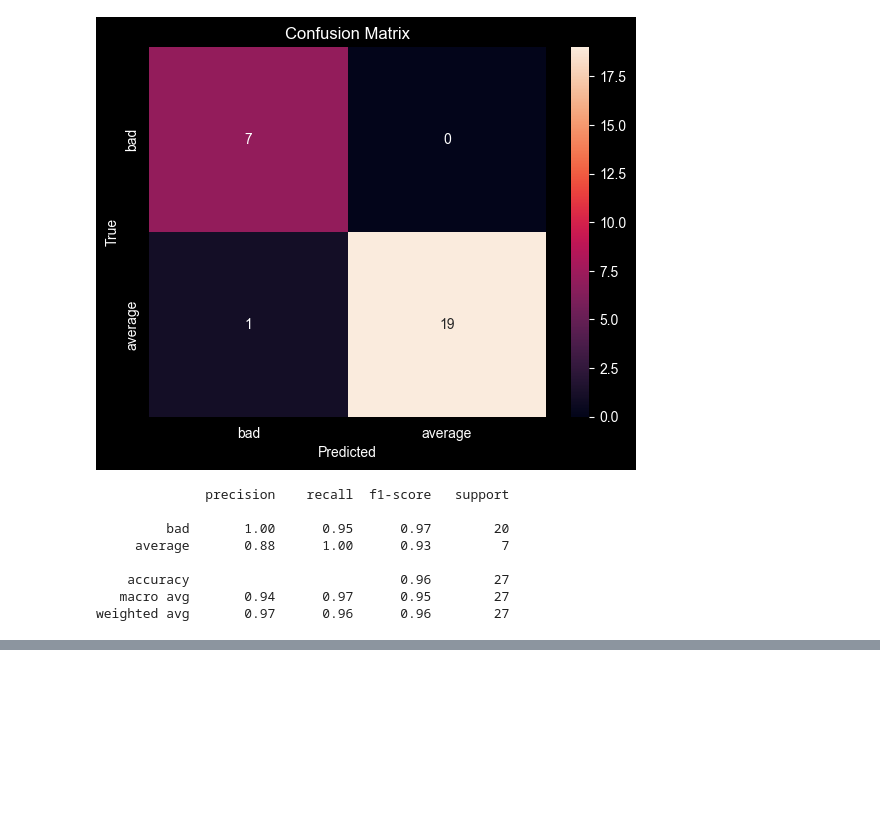
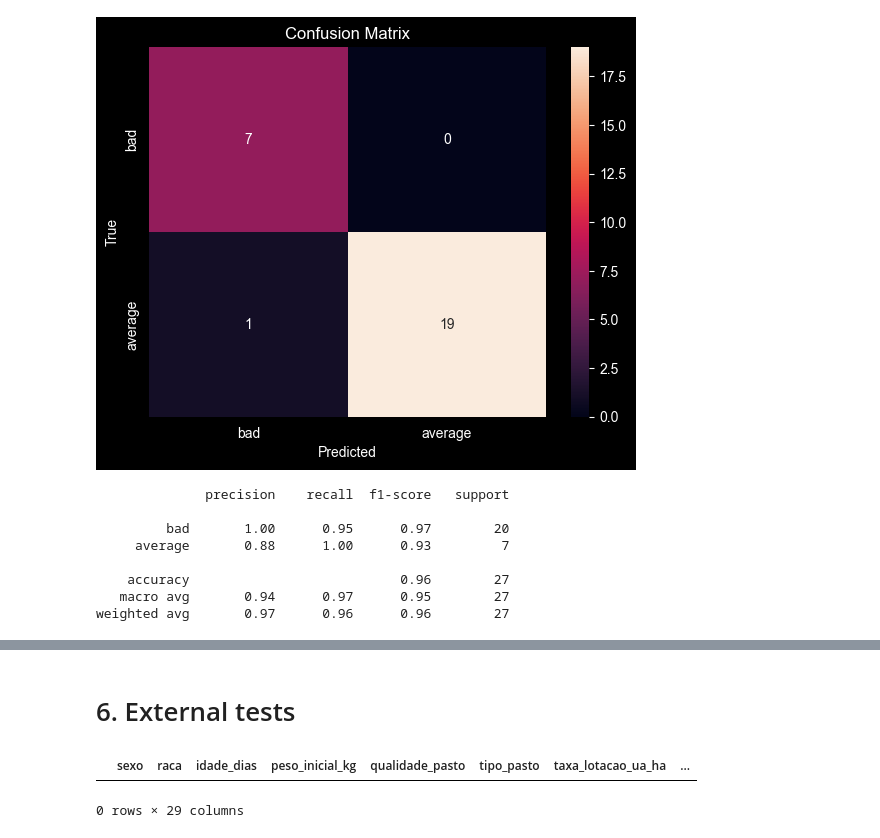
Before and after one commit to eulergomees/dnn_cattle_weight_gain, a Jupyter notebook: dnn_cattle_weight_gain.ipynb, the cells around one changed output, grey strips where cells are left out. Drawn from its saved outputs; the diff is of its cells as text; code cells hidden in the pictures; blank space fills up the shorter version.

```diff
--- a/dnn_cattle_weight_gain.ipynb
+++ b/dnn_cattle_weight_gain.ipynb
@@ -473,0 +476,9 @@ plt.show()
+# %% [markdown]
+# 6. External tests
+# %%
+new_data = pd.read_csv('data/test_samples.csv')
+
+new_data.head()
+# %% [output]
+|  | sexo | raca | idade_dias | peso_inicial_kg | qualidade_pasto | tipo_pasto | taxa_lotacao_ua_ha | ... |
+0 rows × 29 columns
```
Also changed, not shown: parts of 5 cells of this notebook, 2 other files.
